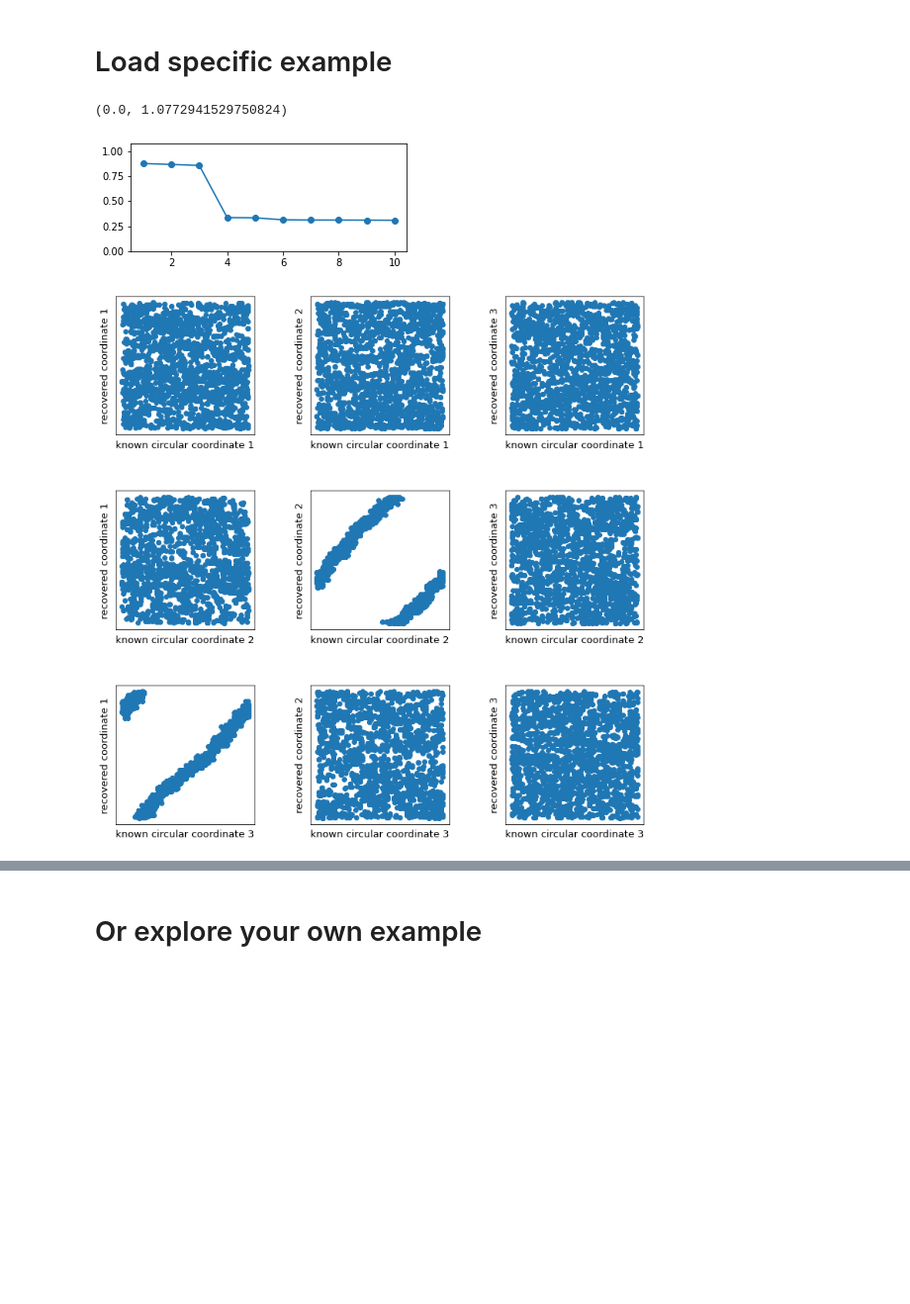
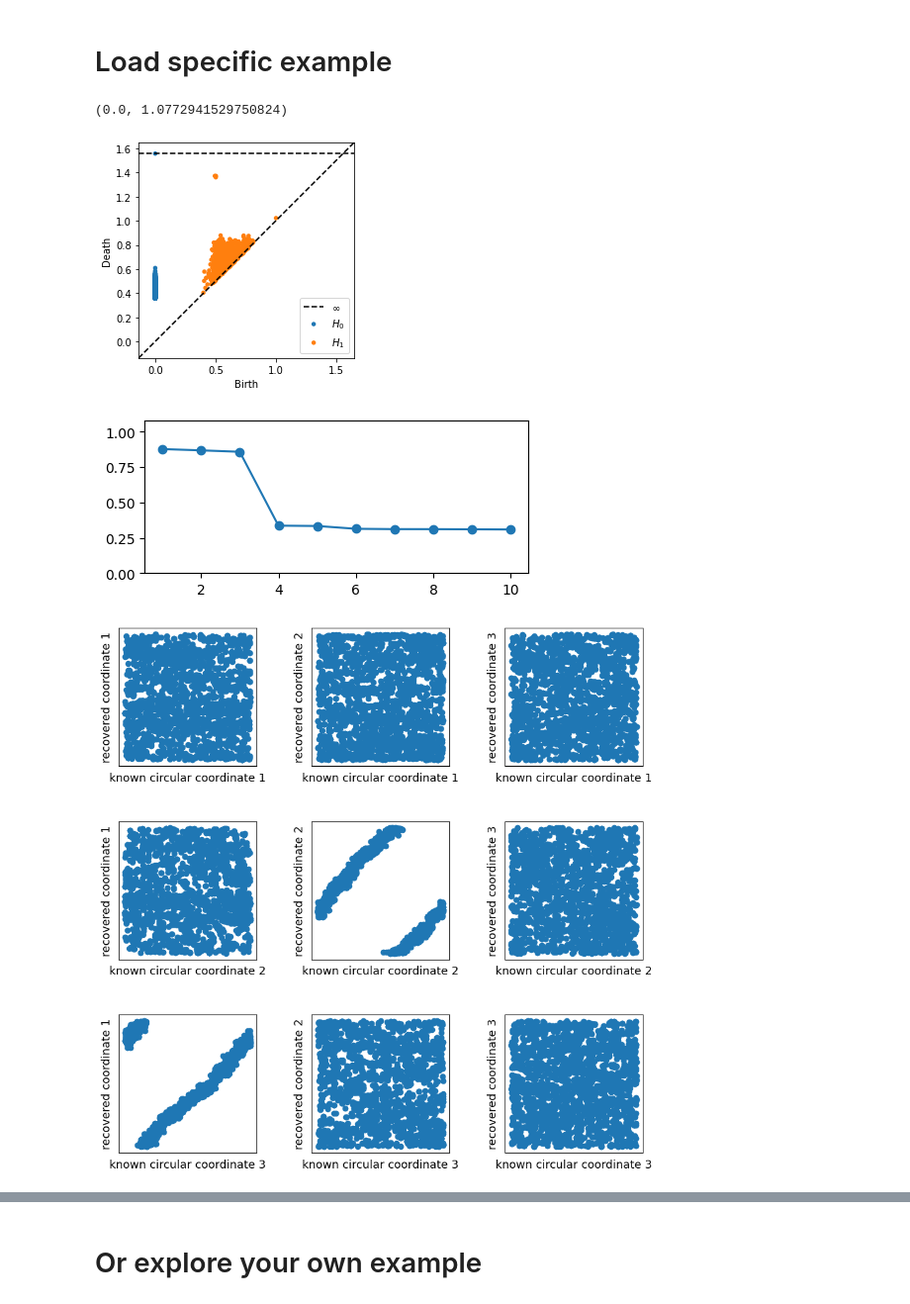
Before and after one commit to LuisScoccola/DREiMac, a Jupyter notebook: notebooks-toroidal-coordinates/neuro-example.ipynb, the cells around one changed output, grey strips where cells are left out. Shown: that part at 99% size. Drawn from its saved outputs; the diff is of its cells as text; code cells hidden in the pictures; blank space fills up the shorter version.

```diff
--- a/notebooks-toroidal-coordinates/neuro-example.ipynb
+++ b/notebooks-toroidal-coordinates/neuro-example.ipynb
@@ -53,28 +46,31 @@ circ_coords_consistent, ngm_consistent, cb = reduce_circular_coordinates(circ_co
 # %%
-# Displays prominence diagram of circular coordinates
+# Plot persistence diagram in degree 1 and the largest 10 persistences
+
+from persim import plot_diagrams
+plot_diagrams(cc.dgms_)
 
 max_proms = 10
 prominences = cc.dgms_[1][:,1] - cc.dgms_[1][:,0]
 how_many = min(max_proms, len(prominences))
 order_by_prominence = np.argsort(-prominences)
 prominences = prominences[order_by_prominence]
 prom_fig = plt.figure(figsize=(5,2))
 plt.plot(list(range(1,how_many+1)), prominences[:how_many], '-o')
 plt.ylim([0,prominences[0]+.2])
 # %% [output]
 (0.0, 1.0772941529750824)
-[figure, old version]
+[figure, new version]
+[figure, added]
 # %%
 # Plots recovered coordinates with Circular Coordinates Algorithm vs. known circular coordinates
 
 fig_old, axs_old = plt.subplots(nrows=3, ncols=3, figsize = (12, 12))
 fig_old.subplots_adjust(left=0.1,
                     bottom=0.1,
-                    right=0.9,
-                    top=0.9,
+                    right=0.8,
+                    top=0.8,
                     wspace=0.4,
                     hspace=0.4)
-
 
 
 
@@ -93,8 +89,11 @@ for i in range(3):
         axs_old[i,j].tick_params(bottom = False, left = False, labelleft = False, labelbottom = False)
         axs_old[i,j].set_xlabel('known circular coordinate ' + str(i+1), fontsize = 13, labelpad=7)
         axs_old[i,j].set_ylabel('recovered coordinate ' + str(j+1), fontsize = 13, labelpad=7)
+
+
+plt.savefig("figures/neuro-correlated.png", bbox_inches='tight', dpi=200)
 # %% [output]
-[figure, old version]
+[figure, new version]
 # %%
 gram_matrix
 # %% [output]
```
Also changed, not shown: parts of 6 cells of this notebook, 3 other files.
